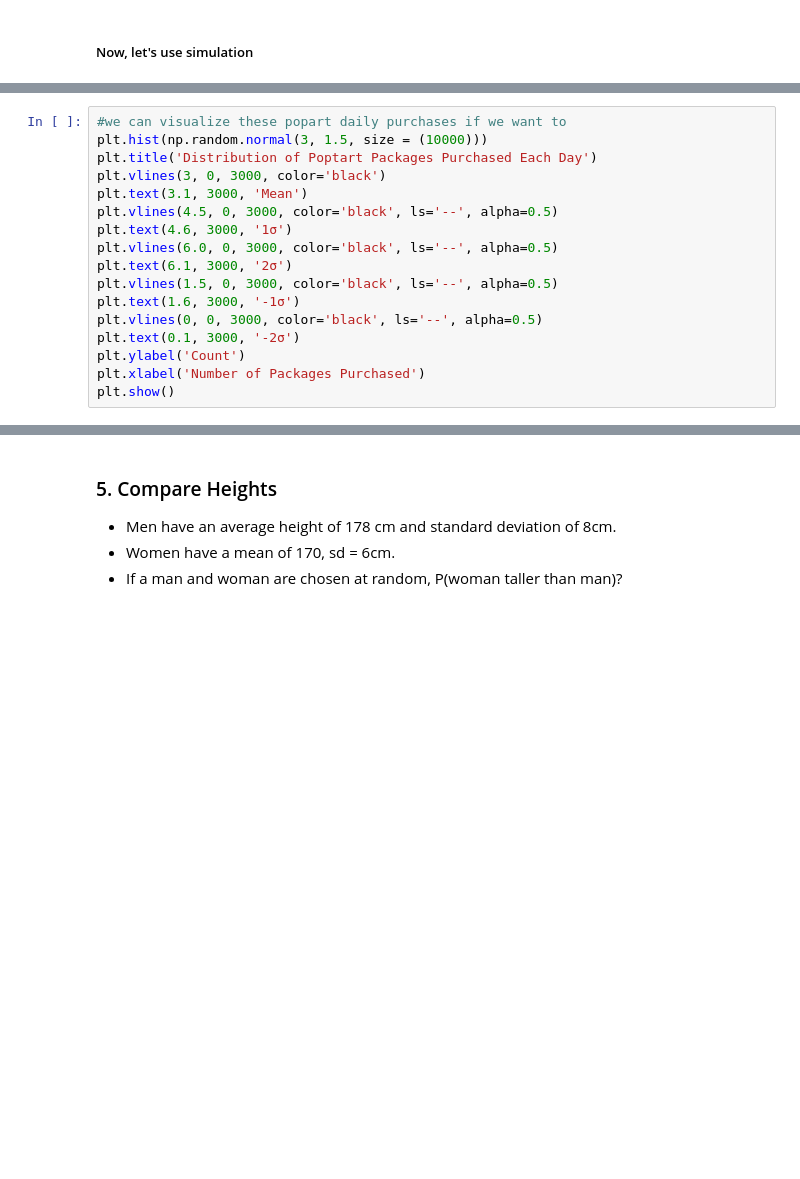
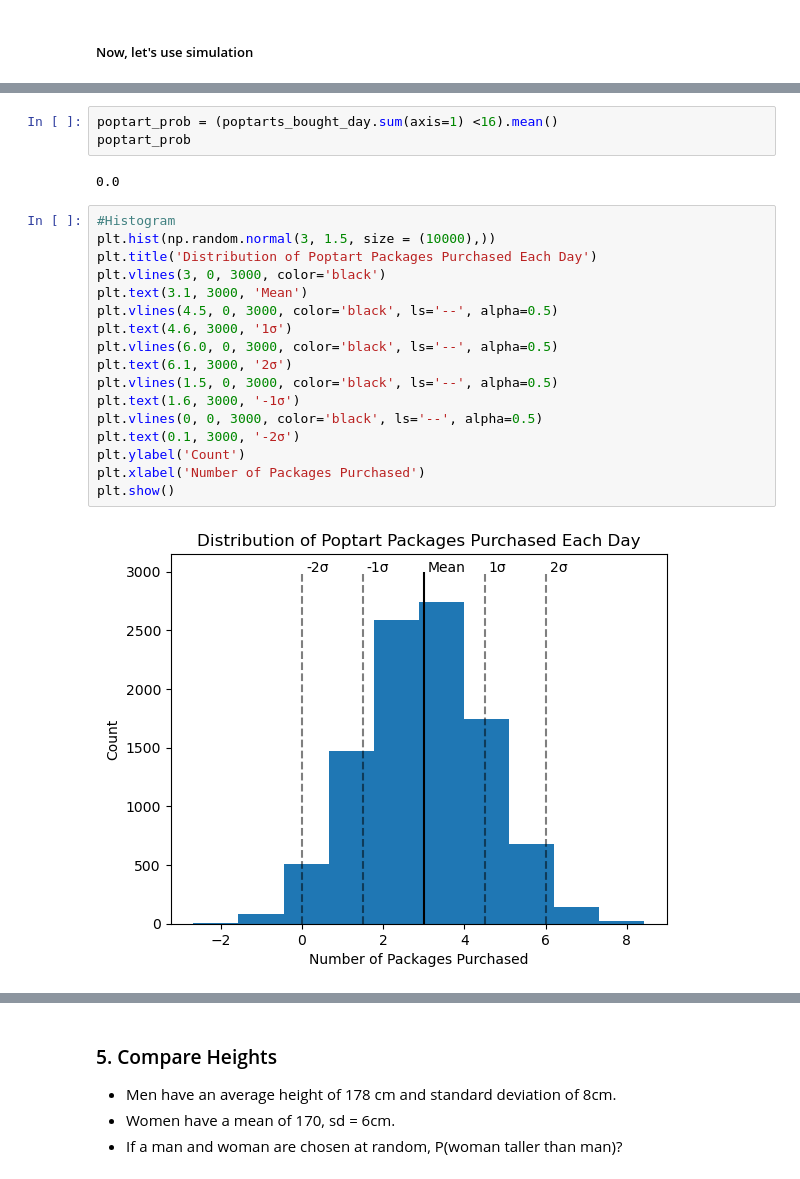
Before and after one commit to annie-carter/statistics-exercises, a Jupyter notebook: simulation_exercises.ipynb, the cells around one changed output, grey strips where cells are left out. Drawn from its saved outputs; the diff is of its cells as text; blank space fills up the shorter version.

```diff
--- a/simulation_exercises.ipynb
+++ b/simulation_exercises.ipynb
@@ -240,20 +226,27 @@ array([6.45675137, 2.42458795, 3.3278966 , 2.14820293, 2.18566272])
+# %%
+poptart_prob = (poptarts_bought_day.sum(axis=1) <16).mean()
+poptart_prob
+# %% [output]
+0.0
 # %%
-#we can visualize these popart daily purchases if we want to
-plt.hist(np.random.normal(3, 1.5, size = (10000)))
+#Histogram
+plt.hist(np.random.normal(3, 1.5, size = (10000),))
 plt.title('Distribution of Poptart Packages Purchased Each Day')
 plt.vlines(3, 0, 3000, color='black')
 plt.text(3.1, 3000, 'Mean')
 plt.vlines(4.5, 0, 3000, color='black', ls='--', alpha=0.5)
 plt.text(4.6, 3000, '1σ')
 plt.vlines(6.0, 0, 3000, color='black', ls='--', alpha=0.5)
 plt.text(6.1, 3000, '2σ')
 plt.vlines(1.5, 0, 3000, color='black', ls='--', alpha=0.5)
 plt.text(1.6, 3000, '-1σ')
 plt.vlines(0, 0, 3000, color='black', ls='--', alpha=0.5)
 plt.text(0.1, 3000, '-2σ')
 plt.ylabel('Count')
 plt.xlabel('Number of Packages Purchased')
 plt.show()
+# %% [output]
+[figure, added]
 # %%
 #see what are chances are that poptarts are bought per week
 poptarts_bought_per_week = poptarts_bought_day.sum(axis=1)
```
Also changed, not shown: parts of 31 cells of this notebook.
